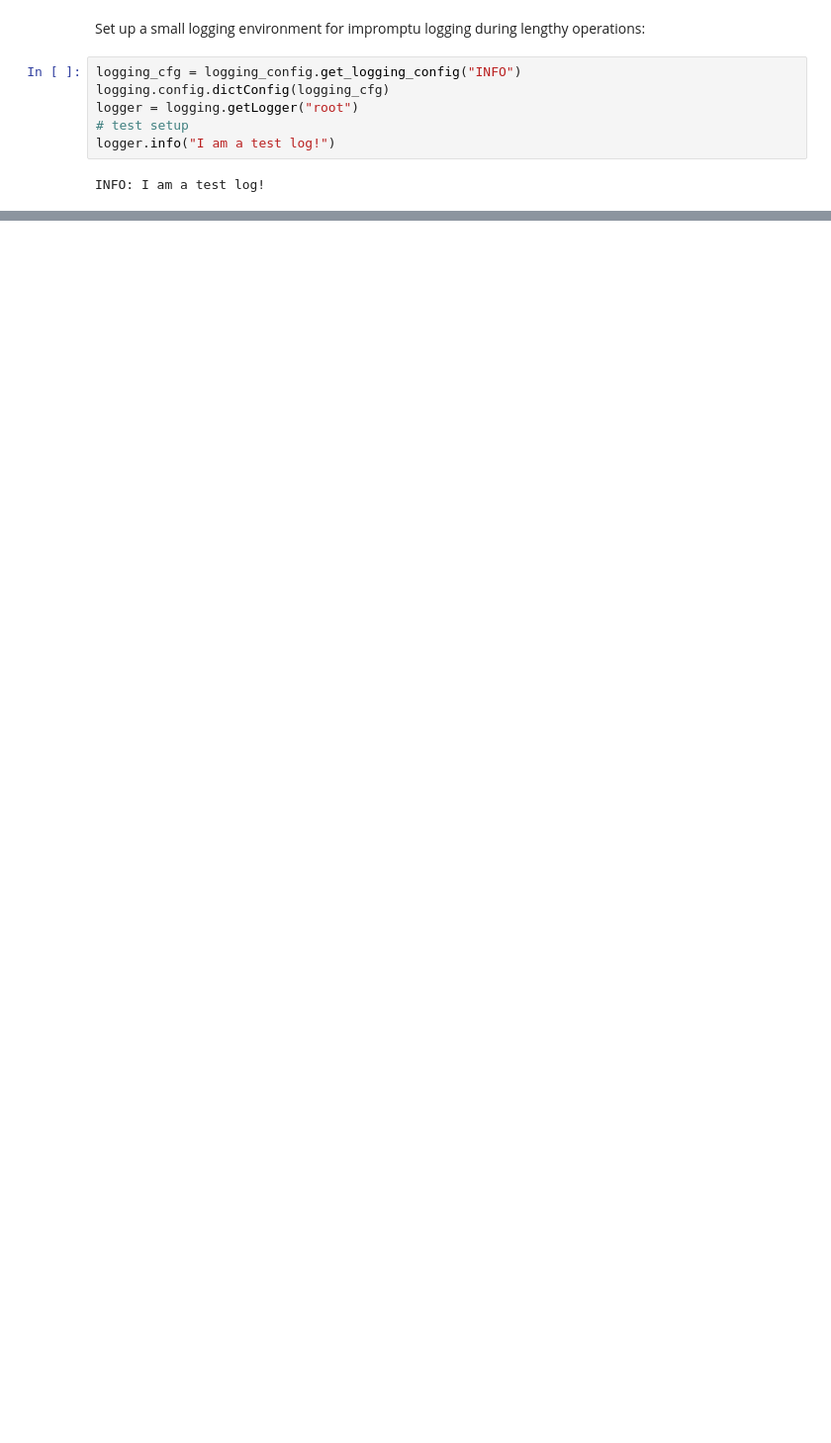
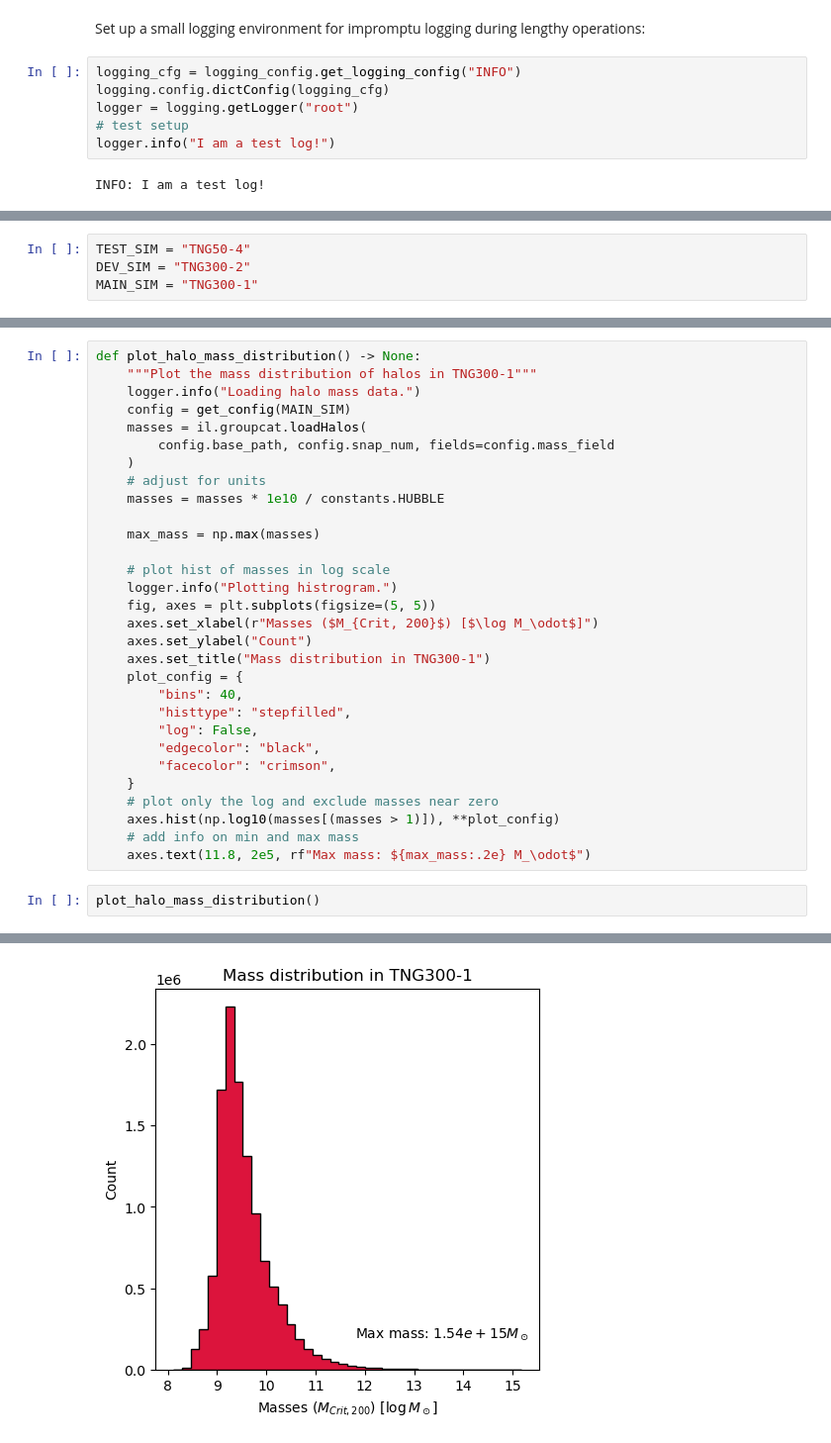
Before and after one commit to MilanStaffehl/TNG-Cluster-paper, a Jupyter notebook: notebooks/001_temperature_histograms.ipynb, the cells around one changed output, grey strips where cells are left out. Shown at 99% size. Saved outputs shown, nothing was run; the diff lists cells and outputs as text; blank space fills up the shorter version.

Commit message:
Add first plotting notebook for temperature histrograms

```diff
--- a/notebooks/001_temperature_histograms.ipynb
+++ b/notebooks/001_temperature_histograms.ipynb
@@ -49,0 +51,4 @@ We begin with plotting the temperature distribution of individual halos.
+# %%
+TEST_SIM = "TNG50-4"
+DEV_SIM = "TNG300-2"
+MAIN_SIM = "TNG300-1"
@@ -49,0 +79,33 @@ We begin with plotting the temperature distribution of individual halos.
+# %%
+def plot_halo_mass_distribution() -> None:
+    """Plot the mass distribution of halos in TNG300-1"""
+    logger.info("Loading halo mass data.")
+    config = get_config(MAIN_SIM)
+    masses = il.groupcat.loadHalos(
+        config.base_path, config.snap_num, fields=config.mass_field
+    )
+    # adjust for units
+    masses = masses * 1e10 / constants.HUBBLE
+
+    max_mass = np.max(masses)
+
+    # plot hist of masses in log scale
+    logger.info("Plotting histrogram.")
+    fig, axes = plt.subplots(figsize=(5, 5))
+    axes.set_xlabel(r"Masses ($M_{Crit, 200}$) [$\log M_\odot$]")
+    axes.set_ylabel("Count")
+    axes.set_title("Mass distribution in TNG300-1")
+    plot_config = {
+        "bins": 40,
+        "histtype": "stepfilled",
+        "log": False,
+        "edgecolor": "black",
+        "facecolor": "crimson",
+    }
+    # plot only the log and exclude masses near zero
+    axes.hist(np.log10(masses[(masses > 1)]), **plot_config)
+    # add info on min and max mass
+    axes.text(11.8, 2e5, rf"Max mass: ${max_mass:.2e} M_\odot$")
+# %%
+plot_halo_mass_distribution()
+# %% [output]
@@ -49,0 +114 @@ We begin with plotting the temperature distribution of individual halos.
+[figure, added]
```
Also changed, not shown: parts of 15 cells of this notebook.
